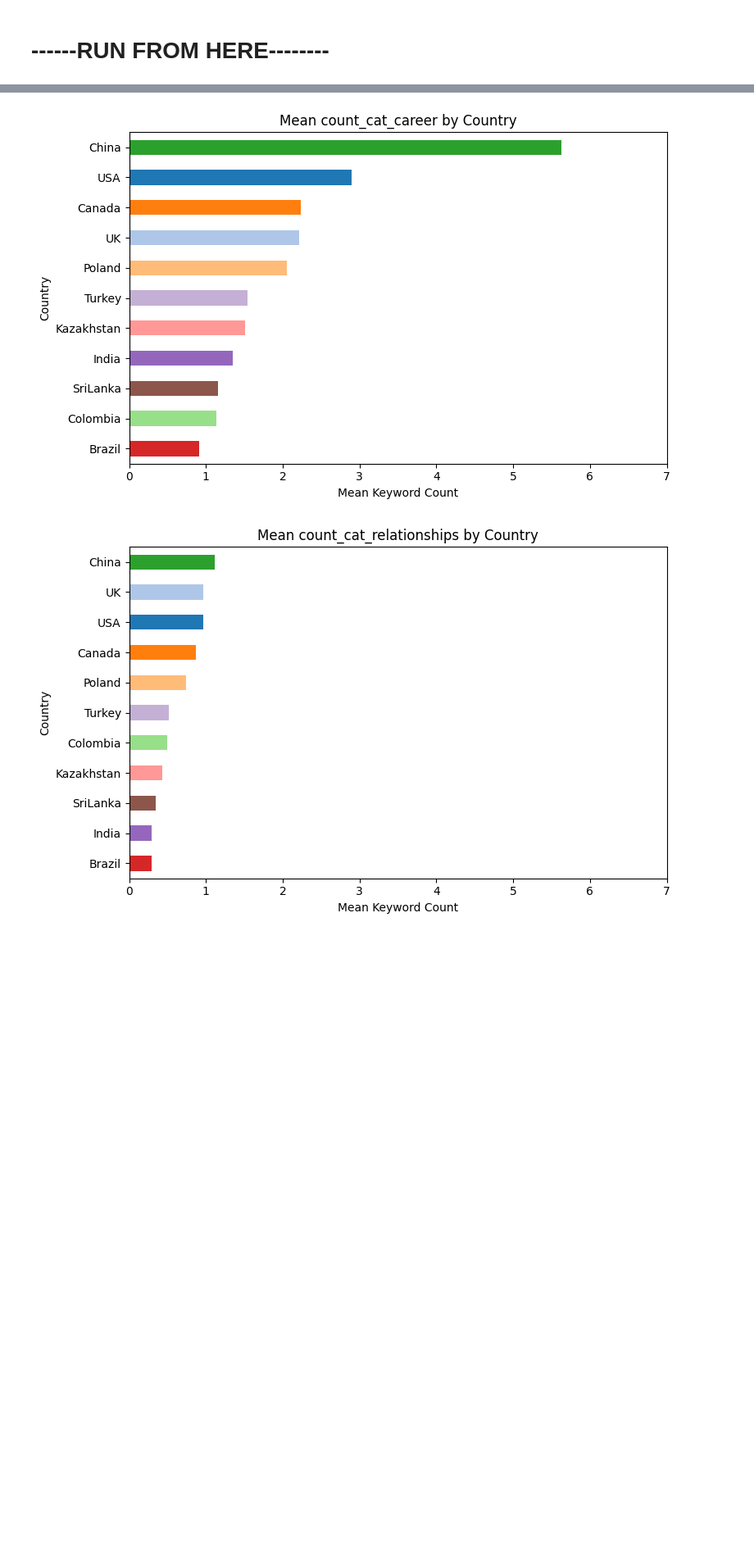
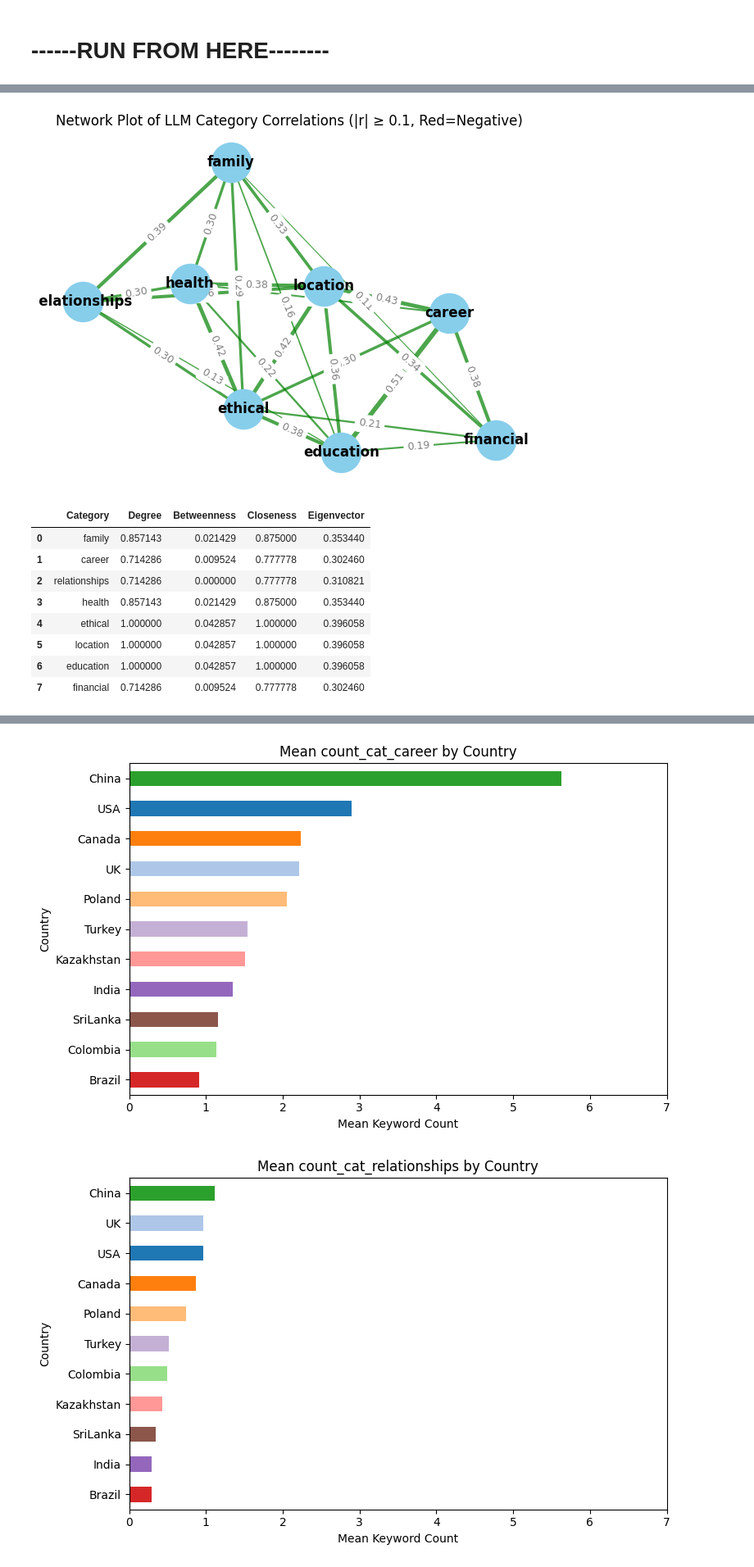
Before and after one commit to vvader24/WJC, a Jupyter notebook: Vinita/Study1_final.ipynb, the cells around one changed output, grey strips where cells are left out. Shown at 82% size. Cells and saved outputs as stored; diff of their text form; code cells hidden in the pictures; blank space fills up the shorter version.

```diff
--- a/Vinita/Study1_final.ipynb
+++ b/Vinita/Study1_final.ipynb
@@ -492,0 +592,78 @@ for cat_var in llm_cat_vars:
+# %%
+import networkx as nx
+import numpy as np
+import matplotlib.pyplot as plt
+import pandas as pd
+
+# Use the correlation matrix for llm_cat_vars
+corrmat = llm_corr.copy()
+np.fill_diagonal(corrmat.values, 0)
+
+# Set threshold for absolute correlation
+threshold = 0.1
+
+# Create a graph from the correlation matrix (with threshold)
+G = nx.Graph()
+cat_labels = [col.replace('llm_cat_', '') for col in llm_cat_vars]
+for cat in cat_labels:
+    G.add_node(cat)
+
+# Add edges above threshold (absolute value)
+for i, cat1 in enumerate(cat_labels):
+    for j, cat2 in enumerate(cat_labels):
+        if i < j:
+            weight = corrmat.iloc[i, j]
+            if abs(weight) >= threshold:
+                G.add_edge(cat1, cat2, weight=weight)
+
+# Node positions
+pos = nx.spring_layout(G, seed=42)
+
+# Draw nodes
+nx.draw_networkx_nodes(G, pos, node_color='skyblue', node_size=1200)
+
+# Draw edges with width proportional to |correlation|, color by sign
+edges = G.edges(data=True)
+edge_colors = ['green' if d['weight'] > 0 else 'red' for (_, _, d) in edges]
+edge_widths = [abs(d['weight'])*8 for (_, _, d) in edges]  # scale up for visibility
+nx.draw_networkx_edges(G, pos, edge_color=edge_colors, width=edge_widths, alpha=0.7)
+
+# Draw labels
+nx.draw_networkx_labels(G, pos, font_size=12, font_weight='bold')
+
+# Draw edge labels (correlation values)
+edge_labels = {(u, v): f"{d['weight']:.2f}" for u, v, d in edges}
+nx.draw_networkx_edge_labels(G, pos, edge_labels=edge_labels, font_color='gray', font_size=9)
+
+plt.title(f"Network Plot of LLM Category Correlations (|r| ≥ {threshold}, Red=Negative)")
+plt.axis('off')
+plt.tight_layout()
+plt.show()
+
+# --- Centrality Indices ---
+centrality = nx.degree_centrality(G)
+betweenness = nx.betweenness_centrality(G)
+closeness = nx.closeness_centrality(G)
+eigenvector = nx.eigenvector_centrality_numpy(G)
+
+centrality_df = pd.DataFrame({
+    'Category': list(G.nodes),
+    'Degree': [centrality[n] for n in G.nodes],
+    'Betweenness': [betweenness[n] for n in G.nodes],
+    'Closeness': [closeness[n] for n in G.nodes],
+    'Eigenvector': [eigenvector[n] for n in G.nodes]
+})
+
+# Display the table
+display(centrality_df)
+# %% [output]
+[figure, added]
+|  | Category | Degree | Betweenness | Closeness | Eigenvector |
+| 0 | family | 0.857143 | 0.021429 | 0.875000 | 0.353440 |
+| 1 | career | 0.714286 | 0.009524 | 0.777778 | 0.302460 |
+| 2 | relationships | 0.714286 | 0.000000 | 0.777778 | 0.310821 |
+| 3 | health | 0.857143 | 0.021429 | 0.875000 | 0.353440 |
+| 4 | ethical | 1.000000 | 0.042857 | 1.000000 | 0.396058 |
+| 5 | location | 1.000000 | 0.042857 | 1.000000 | 0.396058 |
+| 6 | education | 1.000000 | 0.042857 | 1.000000 | 0.396058 |
+| 7 | financial | 0.714286 | 0.009524 | 0.777778 | 0.302460 |
```
Also changed, not shown: parts of 18 cells of this notebook.
